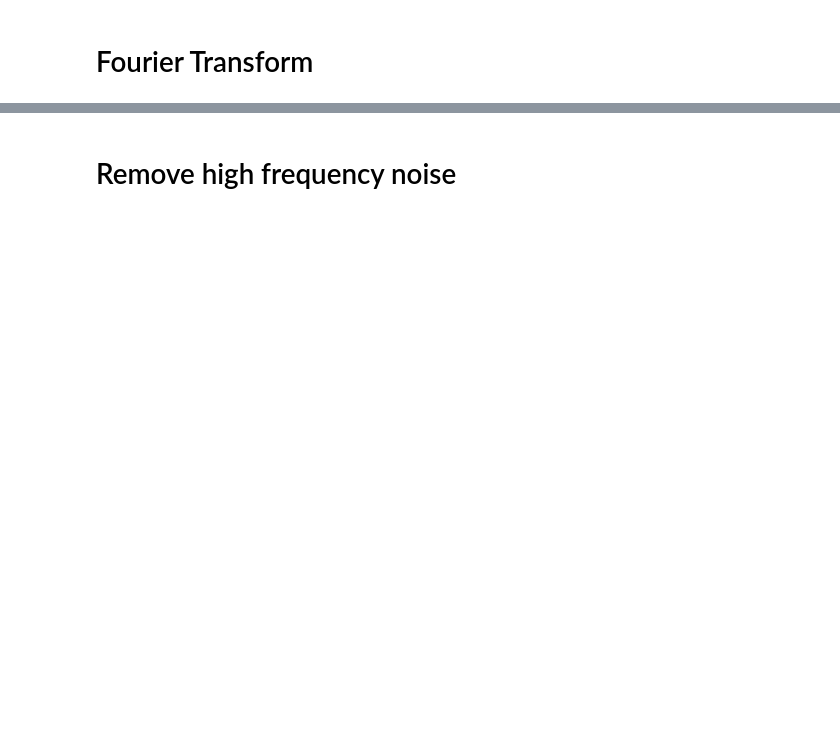
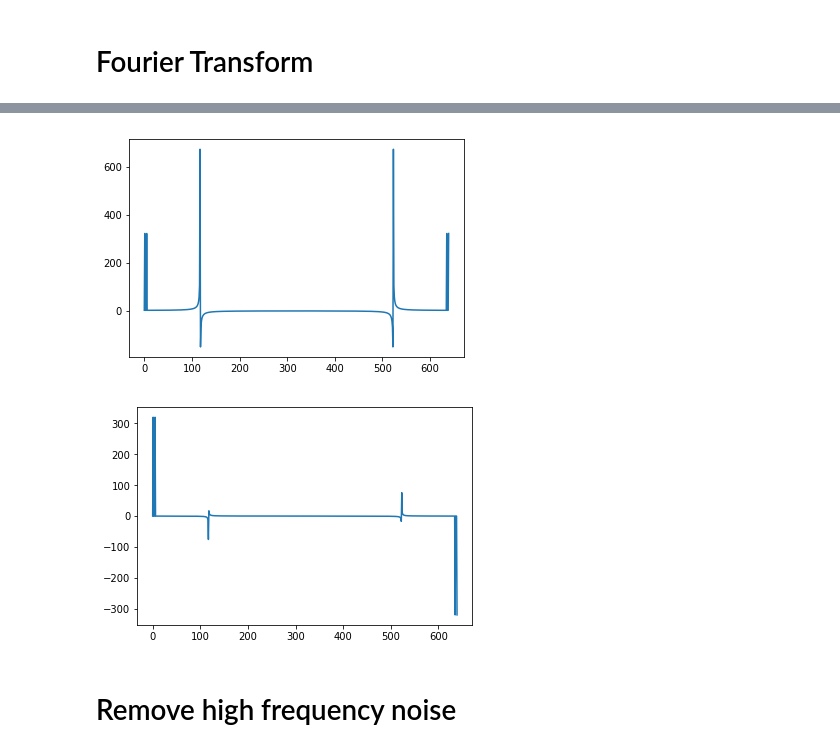
Before and after one commit to yurigorokhov/notebooks, a Jupyter notebook: Fourier Analysis.ipynb, the cells around one changed output, grey strips where cells are left out. Cells and saved outputs as stored; diff of their text form; code cells hidden in the pictures; blank space fills up the shorter version.

```diff
--- a/Fourier Analysis.ipynb
+++ b/Fourier Analysis.ipynb
@@ -38,17 +45,18 @@ plot(time, signal)
 # Fourier Transform
 # %%
 # compute W[k]
-k = np.array(len(signal))
-W_k = np.zeros([len(signal), len(signal)])
-W_k_j = np.zeros([len(signal), len(signal)])
-for k in range(len(signal)):
-    for n in range(len(signal)):
-        W_k[k][n] = np.cos(2*math.pi/len(signal) * n * k)
-        W_k_j[k][n] = np.sin(2*math.pi/len(signal) * n * k)
+k = np.array(samples)
+W_k = np.zeros([samples, samples])
+W_k_j = np.zeros([samples, samples])
+for k in range(samples):
+    for n in range(samples):
+        W_k[k][n] = np.cos(2*math.pi/samples * n * k)
+        W_k_j[k][n] = np.sin(2*math.pi/samples * n * k)
+
 
 # multiply the signal by this matrix
 dft_real = np.dot(W_k, signal)
 dft_img = np.dot(W_k_j, signal)
 plot(time, dft_real)
-#plot(time, dft_img)
+plot(time, dft_img)
 # %% [output]
@@ -57,2 +63,4 @@ plot(time, dft_real)
+[figure, added]
+[figure, added]
 # %% [markdown]
 # Remove high frequency noise
```
Also changed, not shown: parts of 10 cells of this notebook, 3 other files.
